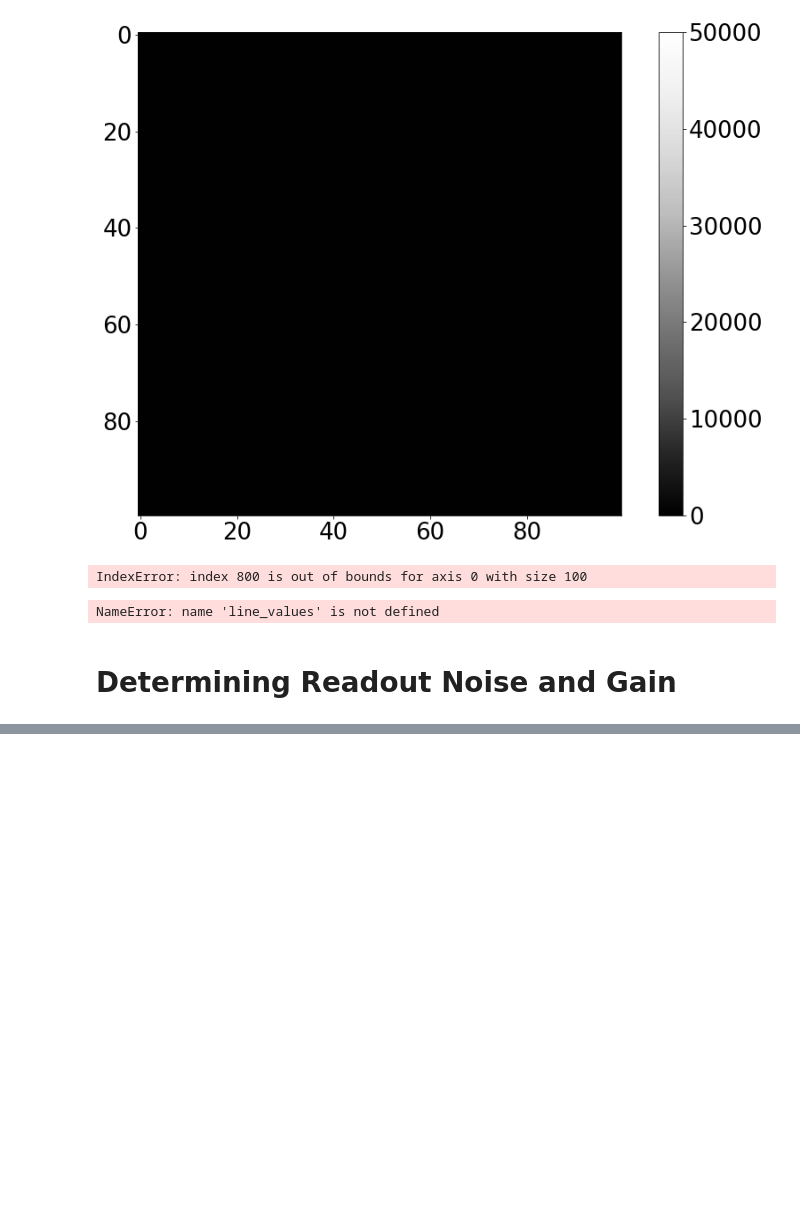
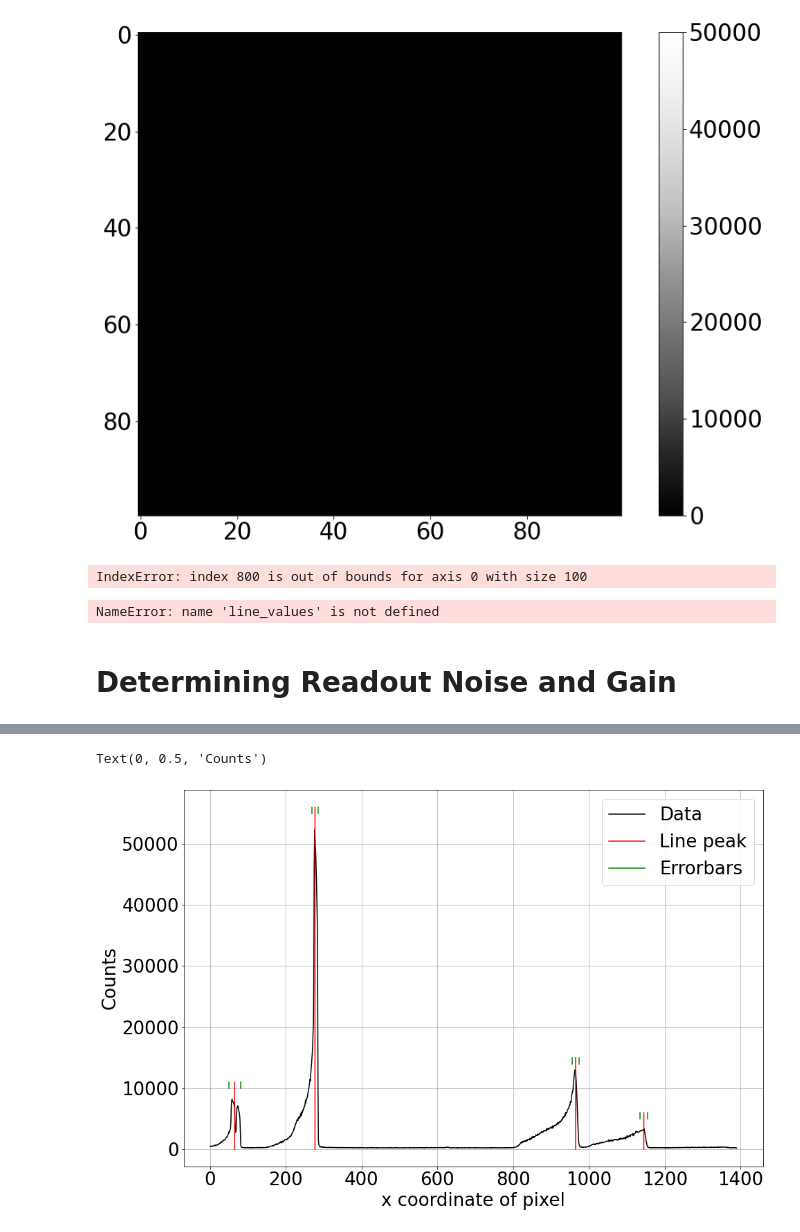
Before and after one commit to daraghhollman/UCD_PASS_Labs, a Jupyter notebook: CCDs/Python/CCDs.ipynb, the cells around one changed output, grey strips where cells are left out. Drawn from its saved outputs; the diff is of its cells as text; code cells hidden in the pictures; blank space fills up the shorter version.

```diff
--- a/CCDs/Python/CCDs.ipynb
+++ b/CCDs/Python/CCDs.ipynb
@@ -144,0 +168,10 @@ gainAndReadnoise(myFlats, myBiases)
+# %%
+x= list()
+y= list()
+
+i = 0
+for el in line_values:
+    x.append(i)
+    y.append(el + readnoise)
+
+    i+=1
@@ -144,0 +191,38 @@ gainAndReadnoise(myFlats, myBiases)
+# %%
+# First peak : [0:150]
+# Second peak : [200:350]
+# Third peak : [800:1100]
+# Fourth peak : [1050:1200]
+
+plt.plot(x, y, color="black", label="Data")
+# Plan is to plot vertical lines displaying the estimated x and the uncertainty
+
+# Peak 1
+plt.plot([65]*11000, np.arange(0, 11000, 1), color="red")
+plt.plot([50]*1000, np.arange(10000, 11000, 1), color="green")
+plt.plot([80]*1000, np.arange(10000, 11000, 1), color="green")
+
+# Peak 2
+plt.plot([277]*56000, np.arange(0, 56000, 1), color="red", label="Line peak")
+plt.plot([269]*1000, np.arange(55000, 56000, 1), color="green", label="Errorbars")
+plt.plot([286]*1000, np.arange(55000, 56000, 1), color="green")
+
+# Peak 3
+plt.plot([965]*15000, np.arange(0, 15000, 1), color="red")
+plt.plot([955]*1000, np.arange(14000, 15000, 1), color="green")
+plt.plot([975]*1000, np.arange(14000, 15000, 1), color="green")
+
+# Peak 4
+plt.plot([1145]*6000, np.arange(0, 6000, 1), color="red")
+plt.plot([1135]*1000, np.arange(5000, 6000, 1), color="green")
+plt.plot([1155]*1000, np.arange(5000, 6000, 1), color="green")
+
+peakXs = [65, 277, 965, 1145]
+
+plt.legend()
+plt.grid()
+plt.xlabel("x coordinate of pixel")
+plt.ylabel("Counts")
+# %% [output]
+Text(0, 0.5, 'Counts')
+[figure, added]
```
Also changed, not shown: parts of 6 cells of this notebook, 12 other files.
